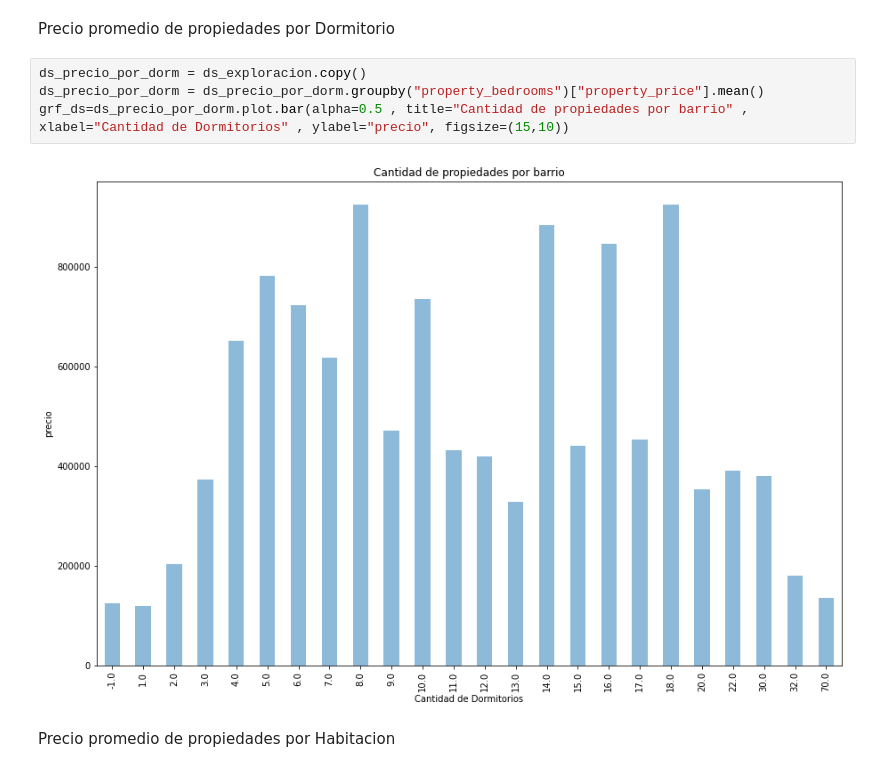
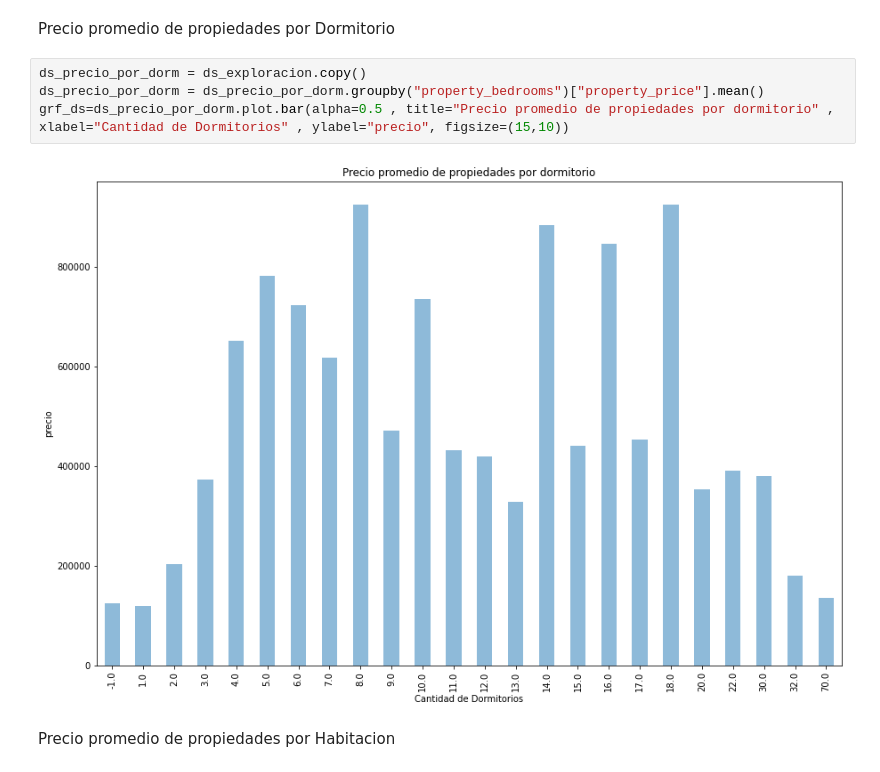
Before and after one commit to Fanusaez/7506R-2C2022-GRUPO13, a Jupyter notebook: 7506R_TP1_GRUPO13_ENTREGA.ipynb, the cells around one changed output. Drawn from its saved outputs; the diff is of its cells as text.

```diff
--- a/7506R_TP1_GRUPO13_ENTREGA.ipynb
+++ b/7506R_TP1_GRUPO13_ENTREGA.ipynb
@@ -247,9 +247,9 @@ Precio promedio de propiedades por Dormitorio
 # %%
 ds_precio_por_dorm = ds_exploracion.copy()
 ds_precio_por_dorm = ds_precio_por_dorm.groupby("property_bedrooms")["property_price"].mean()
-grf_ds=ds_precio_por_dorm.plot.bar(alpha=0.5 , title="Cantidad de propiedades por barrio" , xlabel="Cantidad de Dormitorios" , ylabel="precio", figsize=(15,10))
+grf_ds=ds_precio_por_dorm.plot.bar(alpha=0.5 , title="Precio promedio de propiedades por dormitorio" , xlabel="Cantidad de Dormitorios" , ylabel="precio", figsize=(15,10))
 # %% [output]
-[figure, old version]
+[figure, new version]
 # %% [markdown]
 Precio promedio de propiedades por Habitacion
 # %%
```
Also changed, not shown: parts of 1 cell of this notebook.
